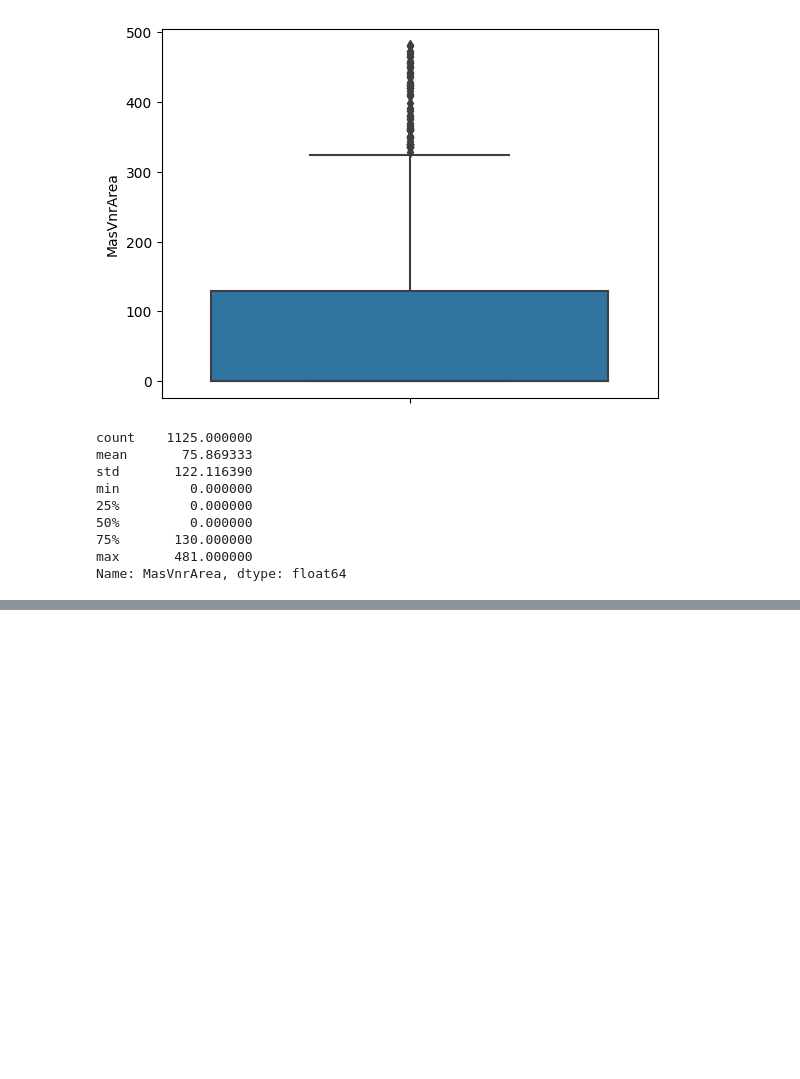
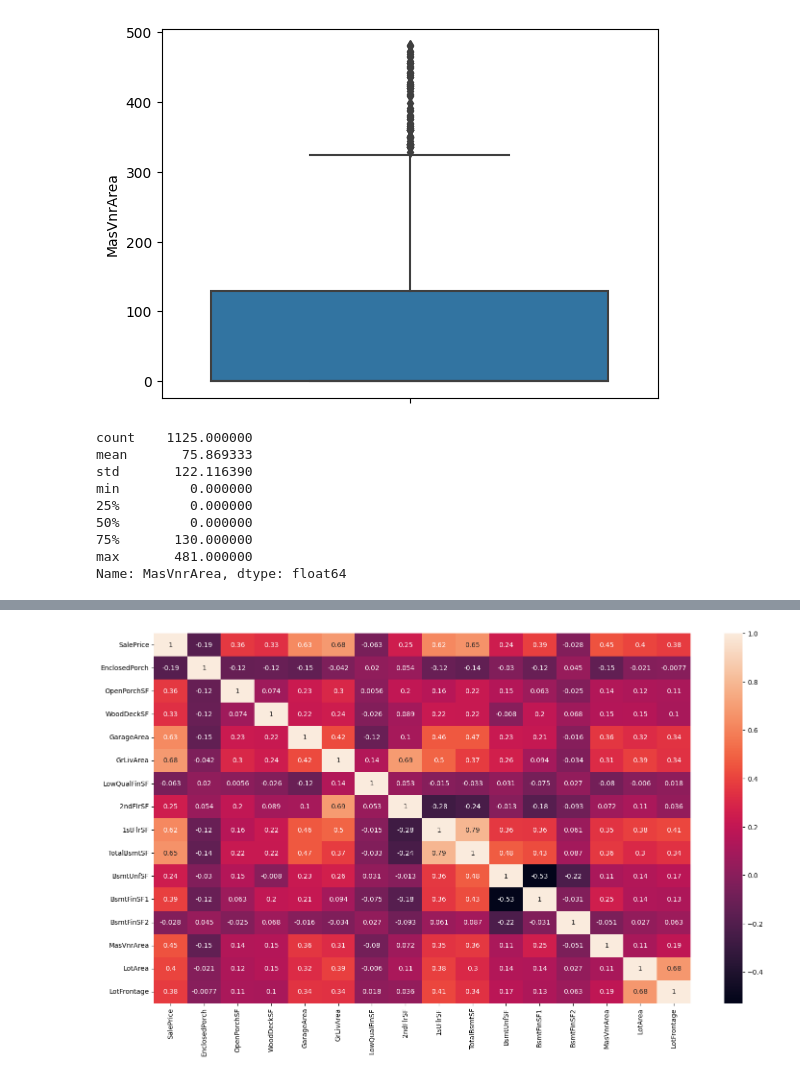
Before and after one commit to jaisharma06/AdvancedRegressionAssignment, a Jupyter notebook: housing_sale.ipynb, the cells around one changed output, grey strips where cells are left out. Cells and saved outputs as stored; diff of their text form; code cells hidden in the pictures; blank space fills up the shorter version.

```diff
--- a/housing_sale.ipynb
+++ b/housing_sale.ipynb
@@ -372,3 +420,9 @@ max       163.000000
 Name: ScreenPorch, dtype: float64
 # %%
-housing_train_numeric = housing_train[['SalePrice', 'MiscVal', 'PoolArea', '3SsnPorch', 'EnclosedPorch', 'OpenPorchSF', 'WoodDeckSF', 'GarageArea', 'GrLivArea', 'LowQualFinSF', '2ndFlrSF', '1stFlrSF', 'TotalBsmtSF', 'BsmtUnfSF', 'BsmtFinSF1', 'BsmtFinSF2', 'MasVnrArea', 'LotArea', 'LotFrontage']]
+housing_train_numeric = housing_train[['SalePrice', 'EnclosedPorch', 'OpenPorchSF', 'WoodDeckSF', 'GarageArea', 'GrLivArea', 'LowQualFinSF', '2ndFlrSF', '1stFlrSF', 'TotalBsmtSF', 'BsmtUnfSF', 'BsmtFinSF1', 'BsmtFinSF2', 'MasVnrArea', 'LotArea', 'LotFrontage']]
+housing_train_correlation = housing_train_numeric.corr()
+plt.figure(figsize=(18,10))
+sns.heatmap(housing_train_correlation, annot = True)
+plt.show()
+# %% [output]
+[figure, added]
```
Also changed, not shown: parts of 23 cells of this notebook.
